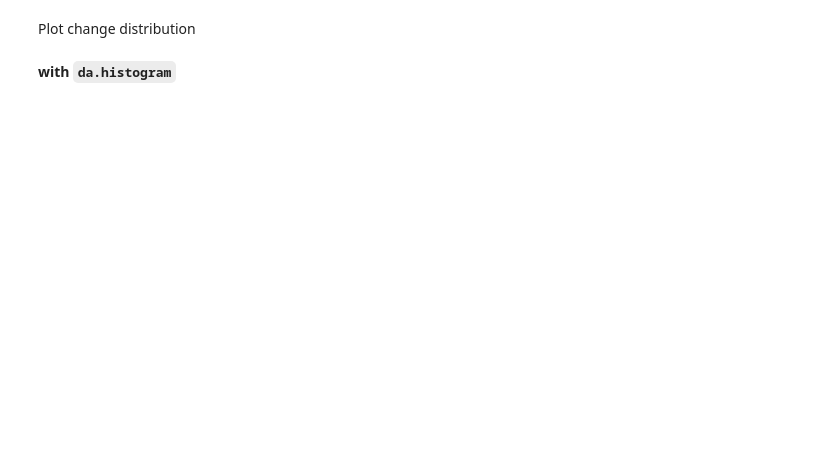
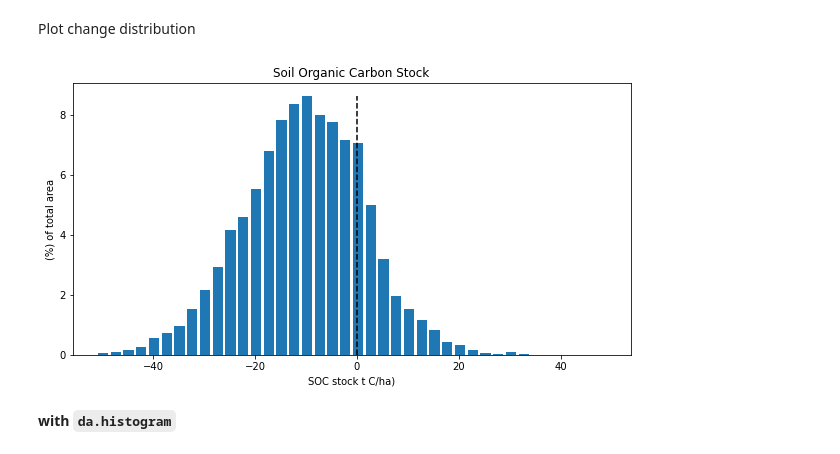
Before and after one commit to Vizzuality/soils-revealed-data, a Jupyter notebook: processing/precalculations_with_zarrs.ipynb, the cells around one changed output. Drawn from its saved outputs; the diff is of its cells as text; code cells hidden in the pictures; blank space fills up the shorter version.

```diff
--- a/processing/precalculations_with_zarrs.ipynb
+++ b/processing/precalculations_with_zarrs.ipynb
@@ -80,3 +69,19 @@ def df_from_carto(account, query):
+# %%
+def plot_hist(x_min, count):
+    width = x_min[1]-x_min[0]
+    width -= width/5.
+    x_min += width/(5.*2)
+    per = count/count.sum()*100
+
+    plt.figure(figsize=(10,5))
+
+    plt.bar(x_min, per, width=width)
+
+    plt.plot([0,0], [0,per.max()], color = 'k', linestyle = '--')
+
+    plt.title('Soil Organic Carbon Stock')
+    plt.xlabel('SOC stock t C/ha)')
+    plt.ylabel('(%) of total area')
 # %% [markdown]
 **set_lat_lon_attrs**
 # %%
@@ -451,3 +485,11 @@ plt.ylabel('(%) of total area')
+# %%
+with ProgressBar():
+    count = h.values
+
+x_min = bins[:-1]
+plot_hist(x_min, count)
+# %% [output]
+[figure, added]
 # %% [markdown]
 **with `da.histogram`**
 # %%
```
Also changed, not shown: parts of 28 cells of this notebook.
